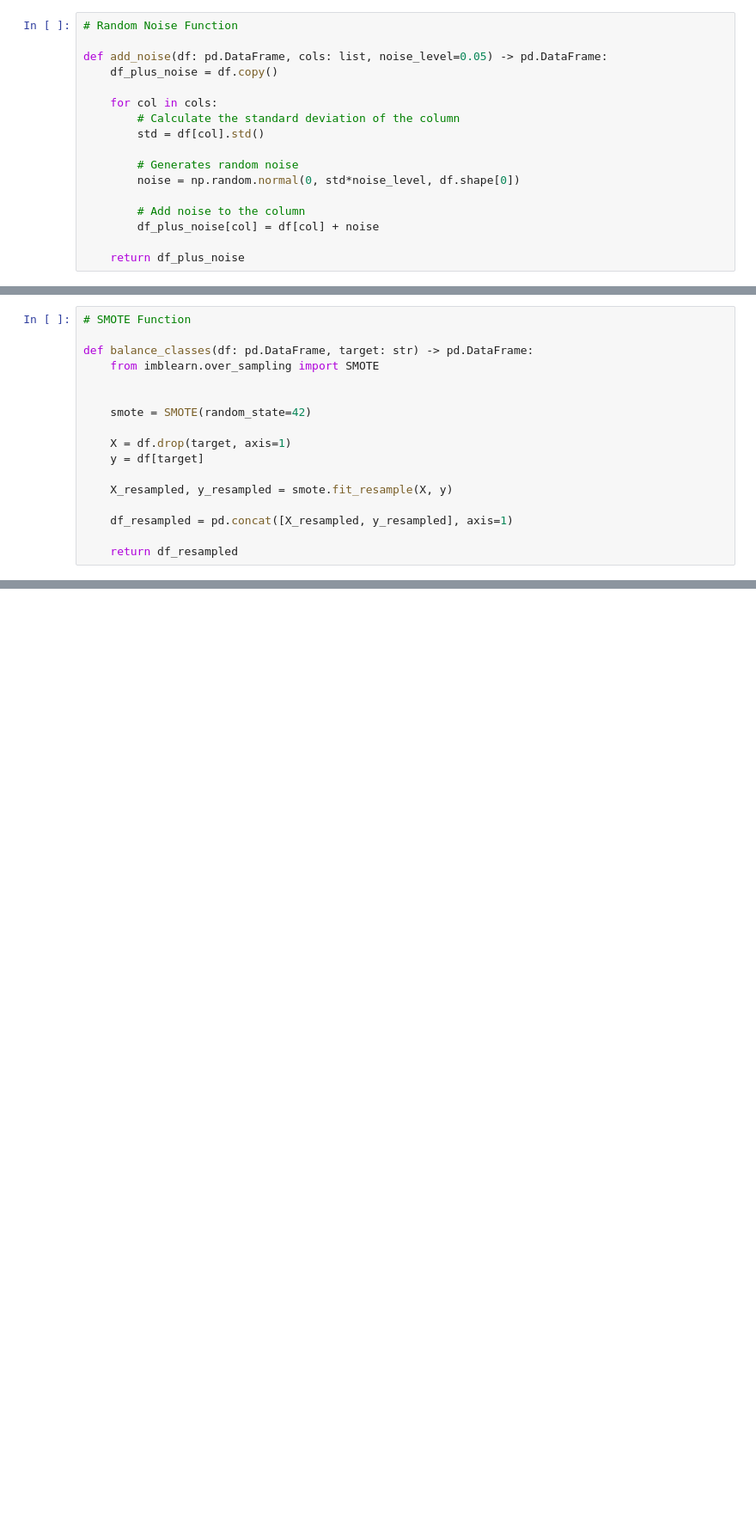
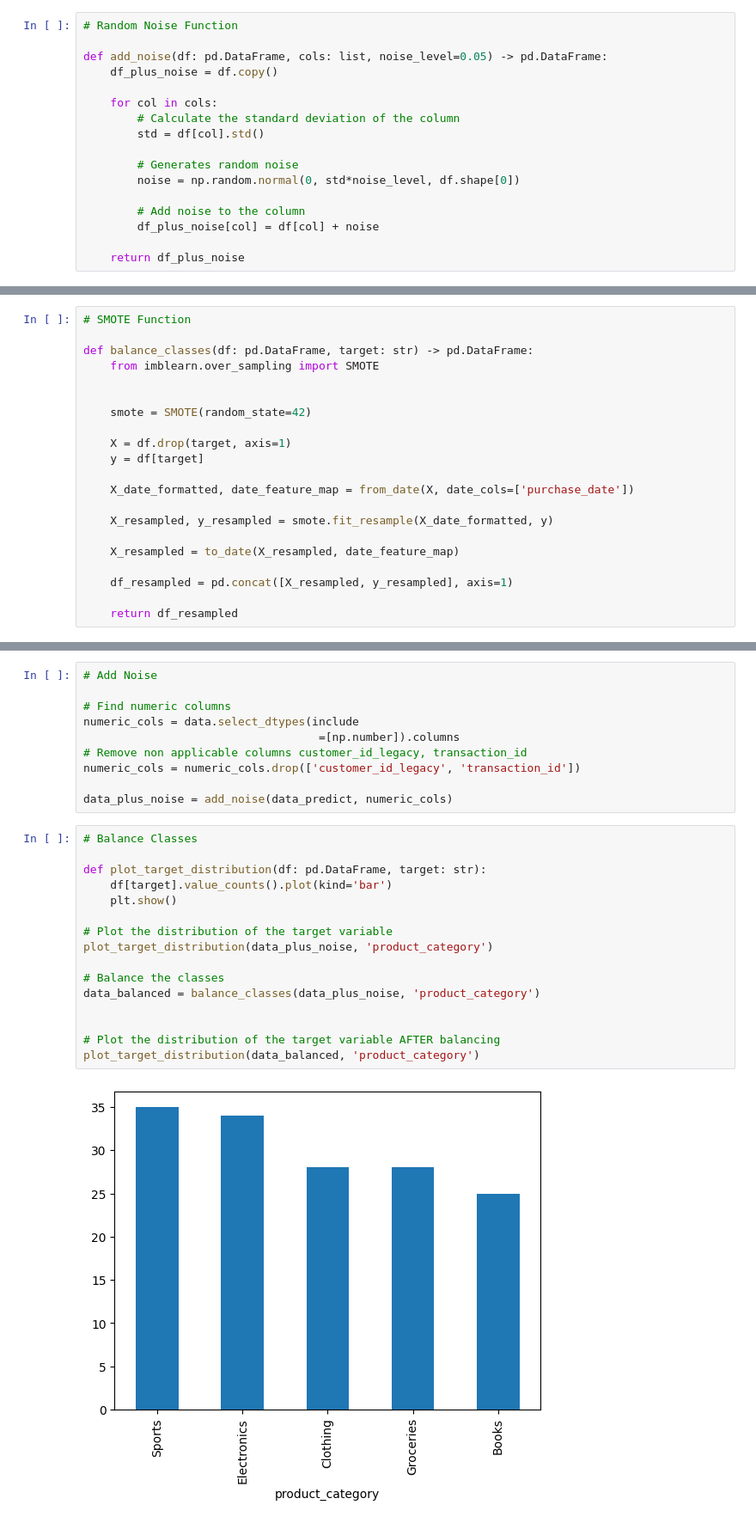
Before and after one commit to Justice00000/Formative2_Data_Preprocessing, a Jupyter notebook: preprocessing_1.ipynb, the cells around one changed output, grey strips where cells are left out. Shown at 86% size. Cells and saved outputs as stored; diff of their text form; blank space fills up the shorter version.

Commit message:
Update: augmentations added. Data is expanded

```diff
--- a/preprocessing_1.ipynb
+++ b/preprocessing_1.ipynb
@@ -109,7 +194,11 @@ def balance_classes(df: pd.DataFrame, target: str) -> pd.DataFrame:
     X = df.drop(target, axis=1)
     y = df[target]
 
-    X_resampled, y_resampled = smote.fit_resample(X, y)
+    X_date_formatted, date_feature_map = from_date(X, date_cols=['purchase_date'])
+
+    X_resampled, y_resampled = smote.fit_resample(X_date_formatted, y)
+
+    X_resampled = to_date(X_resampled, date_feature_map)
 
     df_resampled = pd.concat([X_resampled, y_resampled], axis=1)
 
@@ -131,0 +298,28 @@ def expand_data(df: pd.DataFrame, cols: list) -> pd.DataFrame:
+# %%
+# Add Noise
+
+# Find numeric columns
+numeric_cols = data.select_dtypes(include
+                                   =[np.number]).columns
+# Remove non applicable columns customer_id_legacy, transaction_id
+numeric_cols = numeric_cols.drop(['customer_id_legacy', 'transaction_id'])
+
+data_plus_noise = add_noise(data_predict, numeric_cols)
+# %%
+# Balance Classes
+
+def plot_target_distribution(df: pd.DataFrame, target: str):
+    df[target].value_counts().plot(kind='bar')
+    plt.show()
+
+# Plot the distribution of the target variable
+plot_target_distribution(data_plus_noise, 'product_category')
+
+# Balance the classes
+data_balanced = balance_classes(data_plus_noise, 'product_category')
+
+
+# Plot the distribution of the target variable AFTER balancing
+plot_target_distribution(data_balanced, 'product_category')
+# %% [output]
+[figure, added]
```
Also changed, not shown: parts of 15 cells of this notebook, 2 other files.
